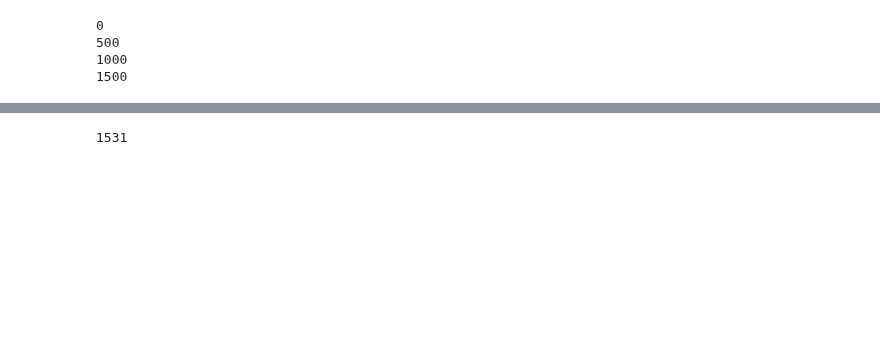
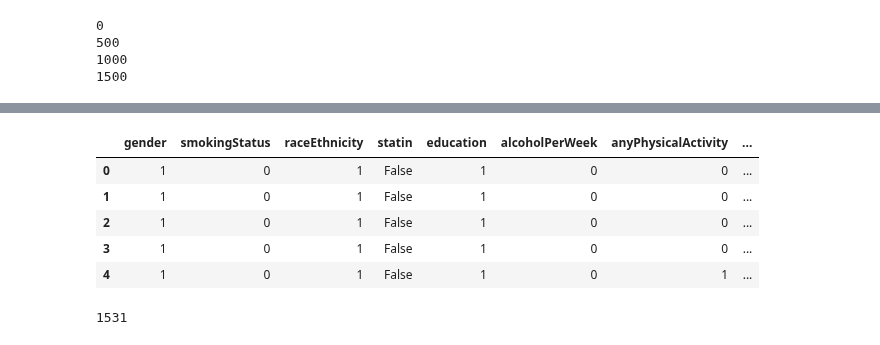
Before and after one commit to deligkaris/microsimNotebooks, a Jupyter notebook: population-distributions-02-NHANES.ipynb, the cells around one changed output, grey strips where cells are left out. Saved outputs shown, nothing was run; the diff lists cells and outputs as text; code cells hidden in the pictures; blank space fills up the shorter version.

```diff
--- a/population-distributions-02-NHANES.ipynb
+++ b/population-distributions-02-NHANES.ipynb
@@ -145,3 +222,12 @@ covsDf.head()
+# %%
+meansDf.head()
+# %% [output]
+|  | gender | smokingStatus | raceEthnicity | statin | education | alcoholPerWeek | anyPhysicalActivity | ... |
+| 0 | 1 | 0 | 1 | False | 1 | 0 | 0 | ... |
+| 1 | 1 | 0 | 1 | False | 1 | 0 | 0 | ... |
+| 2 | 1 | 0 | 1 | False | 1 | 0 | 0 | ... |
+| 3 | 1 | 0 | 1 | False | 1 | 0 | 0 | ... |
+| 4 | 1 | 0 | 1 | False | 1 | 0 | 1 | ... |
 # %%
 for groupWithSize in groupsList:
     group = groupWithSize[0]
```
Also changed, not shown: parts of 15 cells of this notebook, 2 other files.
